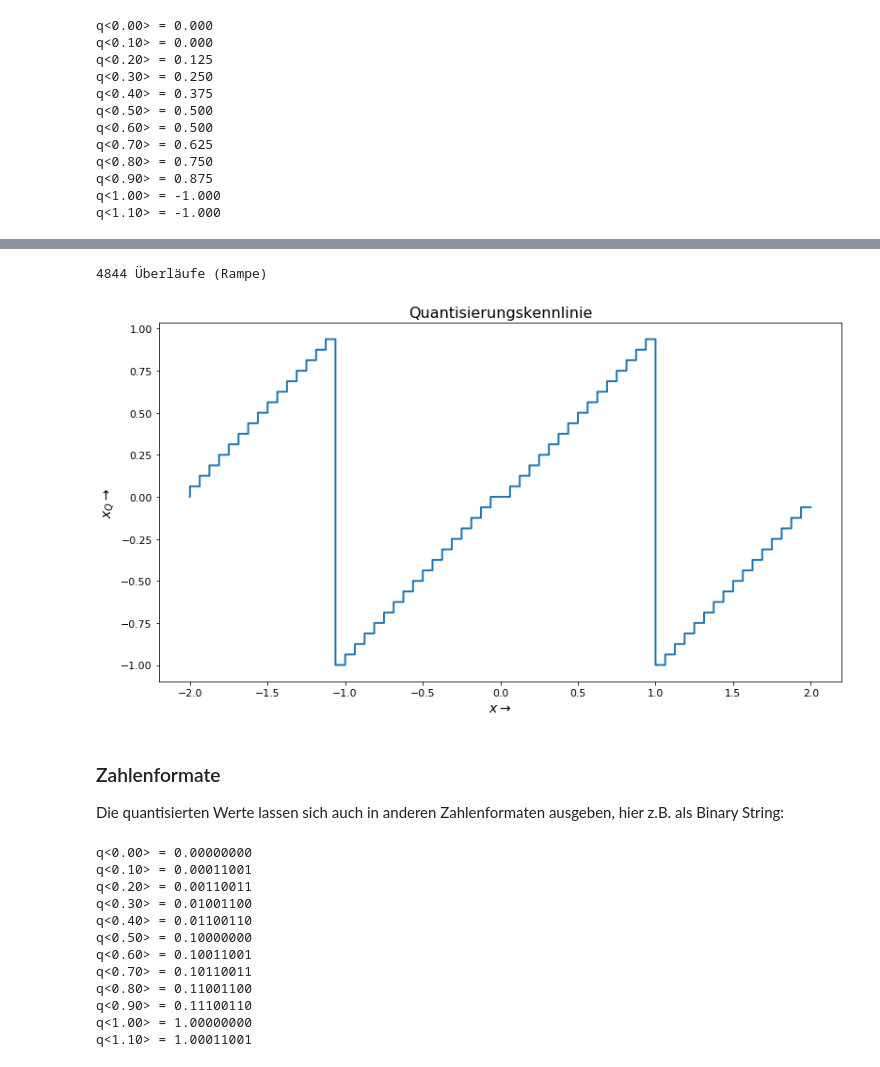
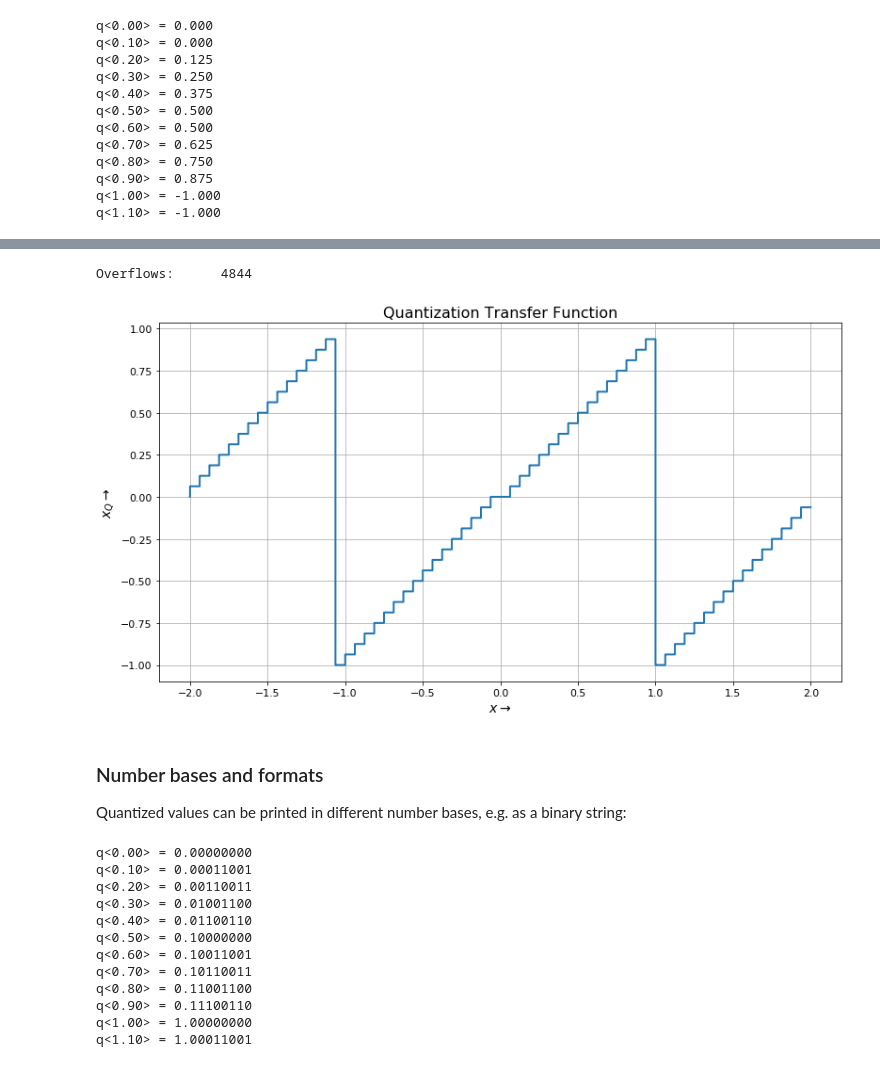
Before and after one commit to chipmuenk/dsp_nmigen, a Jupyter notebook: doc/FIX_intro.ipynb, the cells around one changed output, grey strips where cells are left out. Drawn from its saved outputs; the diff is of its cells as text; code cells hidden in the pictures.

```diff
--- a/doc/FIX_intro.ipynb
+++ b/doc/FIX_intro.ipynb
@@ -92,18 +110,18 @@ Um das Quantisierungs- und Überlaufverhalten besser zu beobachten, tragen wir d
 # %%
-Q.resetN()    # Setze Überlaufzähler zurück
+Q.resetN()    # reset overflow counter
+x = np.linspace(-2, 2, N, endpoint=False) # generate ramp signal
 xq = Q.fixp(x) # quantize x
-print('{0} Überläufe (Rampe)'.format(Q.N_over))
-fig2, ax2 = plt.subplots(**figsize)
-ax2.set_title('Quantisierungskennlinie')
+print('Overflows:\t{0}'.format(Q.N_over))
+fig2, ax2 = plt.subplots(**figsize); ax2.grid(True)
+ax2.set_title('Quantization Transfer Function')
 ax2.step(x,xq, where = 'post')
-#ax2.step(x,xq, s, sq, where = 'post')
 ax2.set_xlabel(r'$x \rightarrow$'); ax2.set_ylabel(r'$x_Q \rightarrow$');
 # %% [output]
-4844 Überläufe (Rampe)
+Overflows:      4844
-[figure, old version]
+[figure, new version]
-# %% [markdown]
-### Zahlenformate
-Die quantisierten Werte lassen sich auch in anderen Zahlenformaten ausgeben, hier z.B. als Binary String:
+# %% [markdown]
+### Number bases and formats
+Quantized values can be printed in different number bases, e.g. as a binary string:
 # %%
 q_dict_f = {'WI':0, 'WF': 8,               # number of ingeger and fractional bits
           'quant':'floor', 'ovfl': 'wrap', # quantization and overflow behaviour
```
Also changed, not shown: parts of 18 cells of this notebook.
